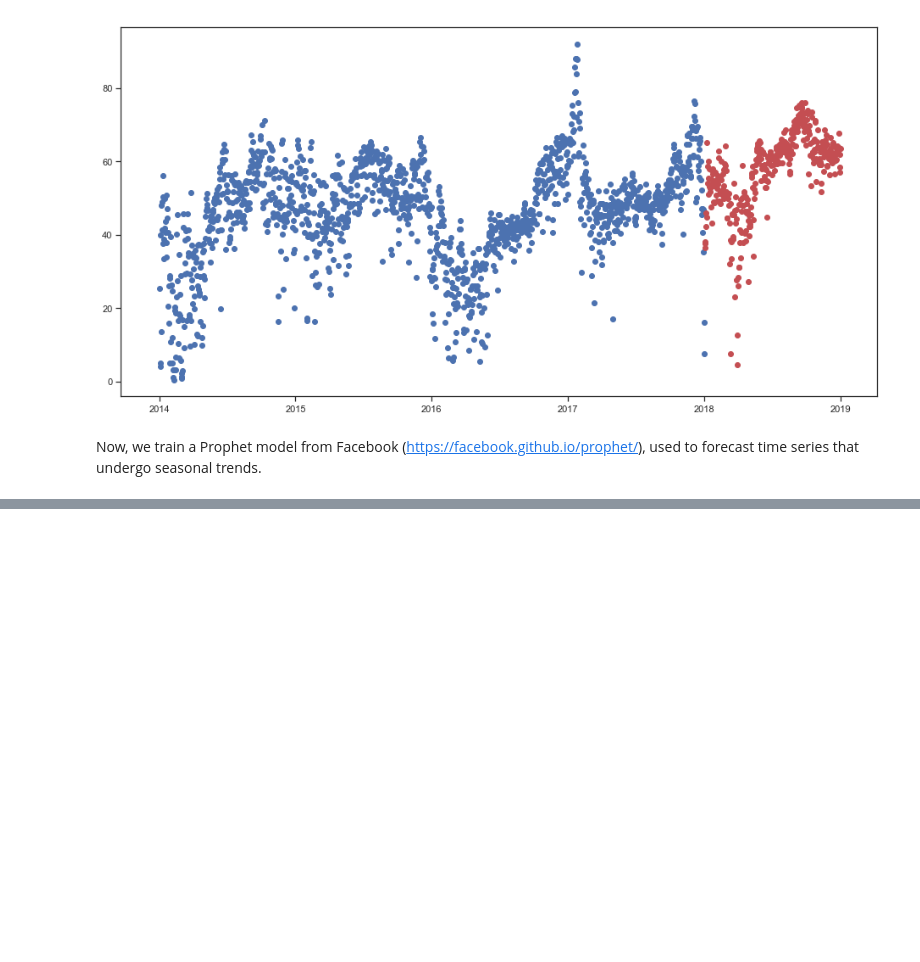
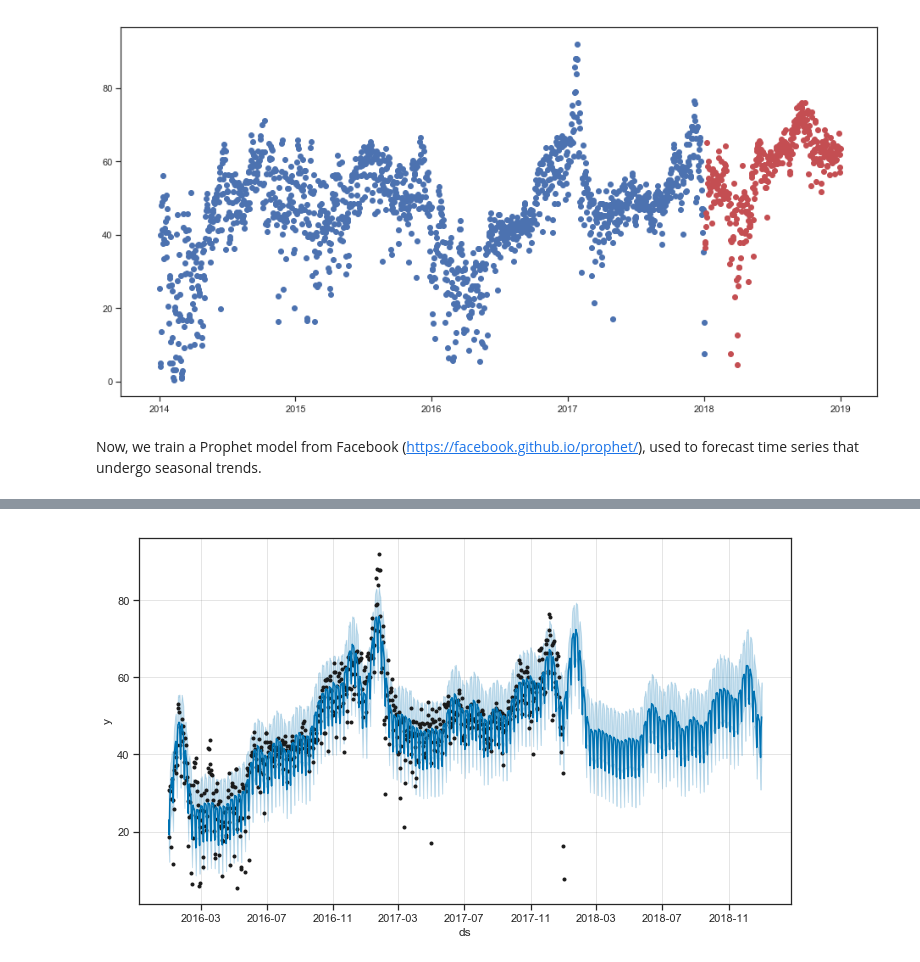
Before and after one commit to ca-schumacher/pred_Energy, a Jupyter notebook: data_analysis.ipynb, the cells around one changed output, grey strips where cells are left out. Cells and saved outputs as stored; diff of their text form; code cells hidden in the pictures; blank space fills up the shorter version.

```diff
--- a/data_analysis.ipynb
+++ b/data_analysis.ipynb
@@ -258,0 +230,4 @@ Length: 104, dtype: int64
+# %%
+date_start = '2016-01-01'
+train = train.loc[train['date'] >= date_start].copy()
+train.head()
@@ -258,0 +243,3 @@ Length: 104, dtype: int64
+# %%
+model2 = Prophet()
+model2.fit(train.rename(columns={'date':'ds', 'value':'y'}))
@@ -258,0 +248,3 @@ Length: 104, dtype: int64
+# %%
+future = model2.make_future_dataframe(periods=365)
+future.tail()
@@ -258,0 +258,3 @@ Length: 104, dtype: int64
+# %%
+forecast = model2.predict(future)
+forecast[['ds', 'yhat', 'yhat_lower', 'yhat_upper']].tail()
@@ -258,0 +268,4 @@ Length: 104, dtype: int64
+# %%
+fig1 = model2.plot(forecast)
+# %% [output]
+[figure, added]
```
Also changed, not shown: parts of 31 cells of this notebook.
